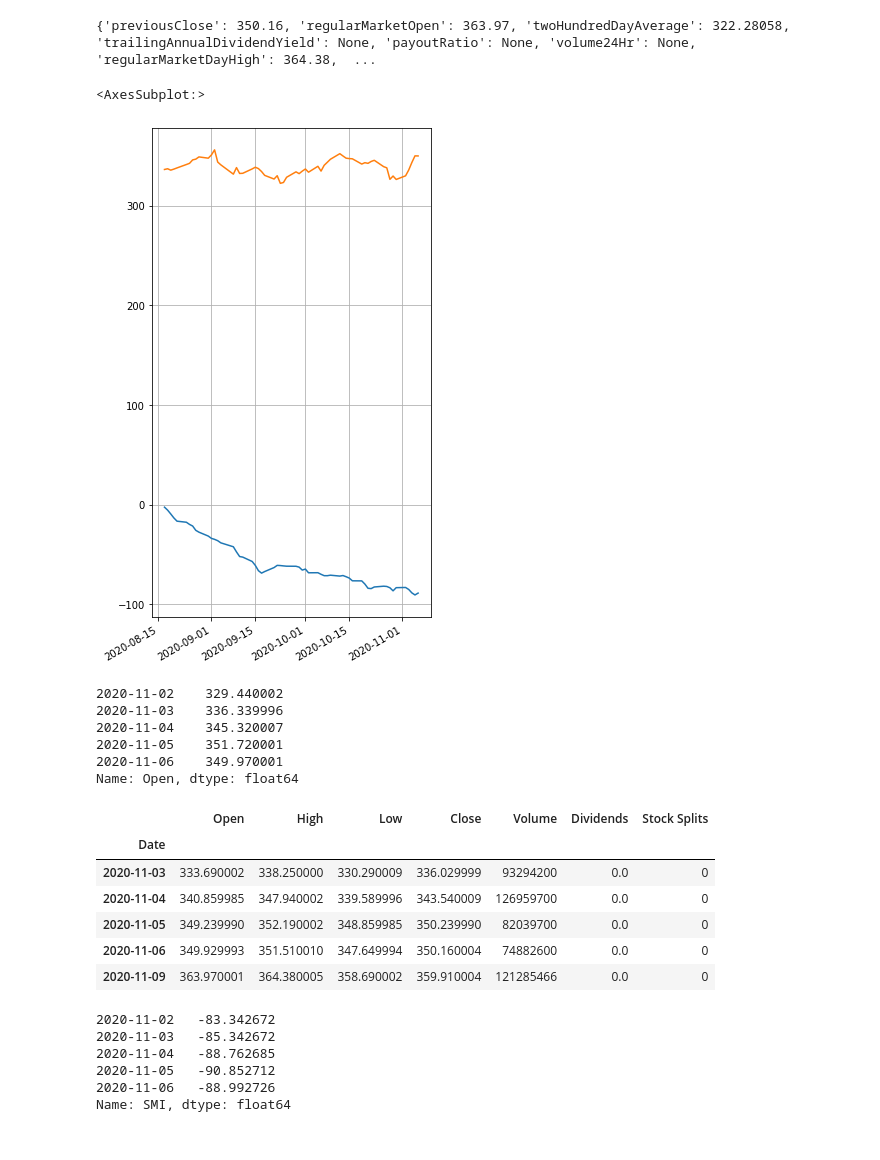
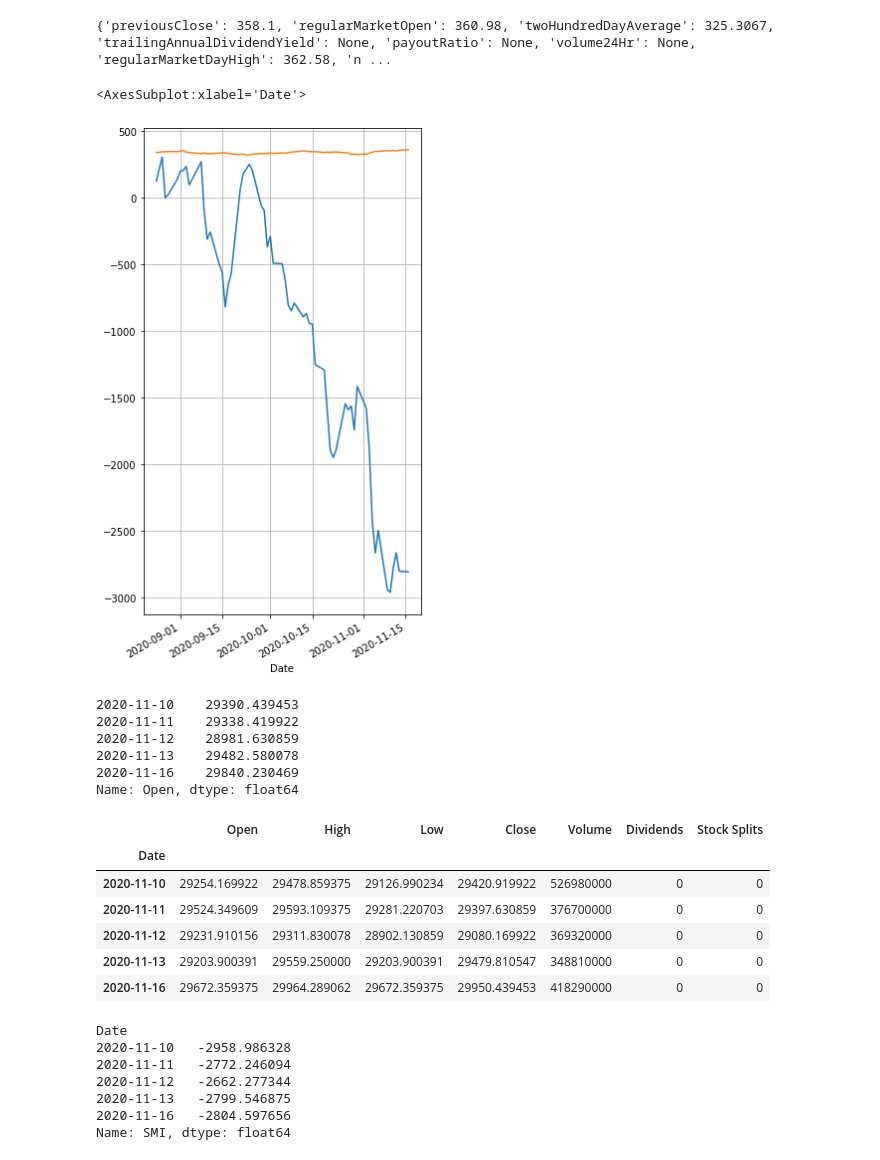
Before and after one commit to frolovconst/stock_monitor, a Jupyter notebook: smart_money_index/draft.ipynb, the cells around one changed output. Drawn from its saved outputs; the diff is of its cells as text; code cells hidden in the pictures.

Commit message:
SMI vs SPY plot

```diff
--- a/smart_money_index/draft.ipynb
+++ b/smart_money_index/draft.ipynb
@@ -3,15 +3,19 @@ import yfinance as yf
 
 
 spy = yf.Ticker("SPY")
+dji = yf.Ticker("^DJI")
 
 # get stock info
 print(spy.info)
 # %% [output]
-{'previousClose': 350.16, 'regularMarketOpen': 363.97, 'twoHundredDayAverage': 322.28058, 'trailingAnnualDividendYield': None, 'payoutRatio': None, 'volume24Hr': None, 'regularMarketDayHigh': 364.38,  ...
+{'previousClose': 358.1, 'regularMarketOpen': 360.98, 'twoHundredDayAverage': 325.3067, 'trailingAnnualDividendYield': None, 'payoutRatio': None, 'volume24Hr': None, 'regularMarketDayHigh': 362.58, 'n ...
 # %%
-history = spy.history(period='60d',
+history = dji.history(period='60d',
     interval='30m')
 # %%
-history_day = spy.history(period='60d',
+spy_history = spy.history(period='60d',
     interval='1d')
+# %%
+history_day = dji.history(period='60d',
+    interval='1d')
 # %%
@@ -33,35 +37,36 @@ data = history_day.merge(plus, left_index=True, right_index=True).merge(minus, l
 data['SMI'] = (data['Close_x'] - data['Open_y'] + data['Open_x'] - data['Close_y']).cumsum()
 # %%
 ax = data['SMI'].plot(figsize=[5,10])
-data['Close_x'].plot(ax=ax, grid=True)
+spy_history['Close'].plot(ax=ax, grid=True)
 # %% [output]
-<AxesSubplot:>
+<AxesSubplot:xlabel='Date'>
-[figure, old version]
+[figure, new version]
 # %%
 plus.tail()
 # %% [output]
-2020-11-02    329.440002
-2020-11-03    336.339996
-2020-11-04    345.320007
-2020-11-05    351.720001
-2020-11-06    349.970001
+2020-11-10    29390.439453
+2020-11-11    29338.419922
+2020-11-12    28981.630859
+2020-11-13    29482.580078
+2020-11-16    29840.230469
 Name: Open, dtype: float64
 # %%
 history_day.tail()
 # %% [output]
 |  | Open | High | Low | Close | Volume | Dividends | Stock Splits |
 | Date |  |  |  |  |  |  |  |
-| 2020-11-03 | 333.690002 | 338.250000 | 330.290009 | 336.029999 | 93294200 | 0.0 | 0 |
-| 2020-11-04 | 340.859985 | 347.940002 | 339.589996 | 343.540009 | 126959700 | 0.0 | 0 |
-| 2020-11-05 | 349.239990 | 352.190002 | 348.859985 | 350.239990 | 82039700 | 0.0 | 0 |
-| 2020-11-06 | 349.929993 | 351.510010 | 347.649994 | 350.160004 | 74882600 | 0.0 | 0 |
-| 2020-11-09 | 363.970001 | 364.380005 | 358.690002 | 359.910004 | 121285466 | 0.0 | 0 |
+| 2020-11-10 | 29254.169922 | 29478.859375 | 29126.990234 | 29420.919922 | 526980000 | 0 | 0 |
+| 2020-11-11 | 29524.349609 | 29593.109375 | 29281.220703 | 29397.630859 | 376700000 | 0 | 0 |
+| 2020-11-12 | 29231.910156 | 29311.830078 | 28902.130859 | 29080.169922 | 369320000 | 0 | 0 |
+| 2020-11-13 | 29203.900391 | 29559.250000 | 29203.900391 | 29479.810547 | 348810000 | 0 | 0 |
+| 2020-11-16 | 29672.359375 | 29964.289062 | 29672.359375 | 29950.439453 | 418290000 | 0 | 0 |
 # %%
 data['SMI'].tail()
 # %% [output]
-2020-11-02   -83.342672
-2020-11-03   -85.342672
-2020-11-04   -88.762685
-2020-11-05   -90.852712
-2020-11-06   -88.992726
+Date
+2020-11-10   -2958.986328
+2020-11-11   -2772.246094
+2020-11-12   -2662.277344
+2020-11-13   -2799.546875
+2020-11-16   -2804.597656
 Name: SMI, dtype: float64
```
Also changed, not shown: parts of 3 cells of this notebook.
